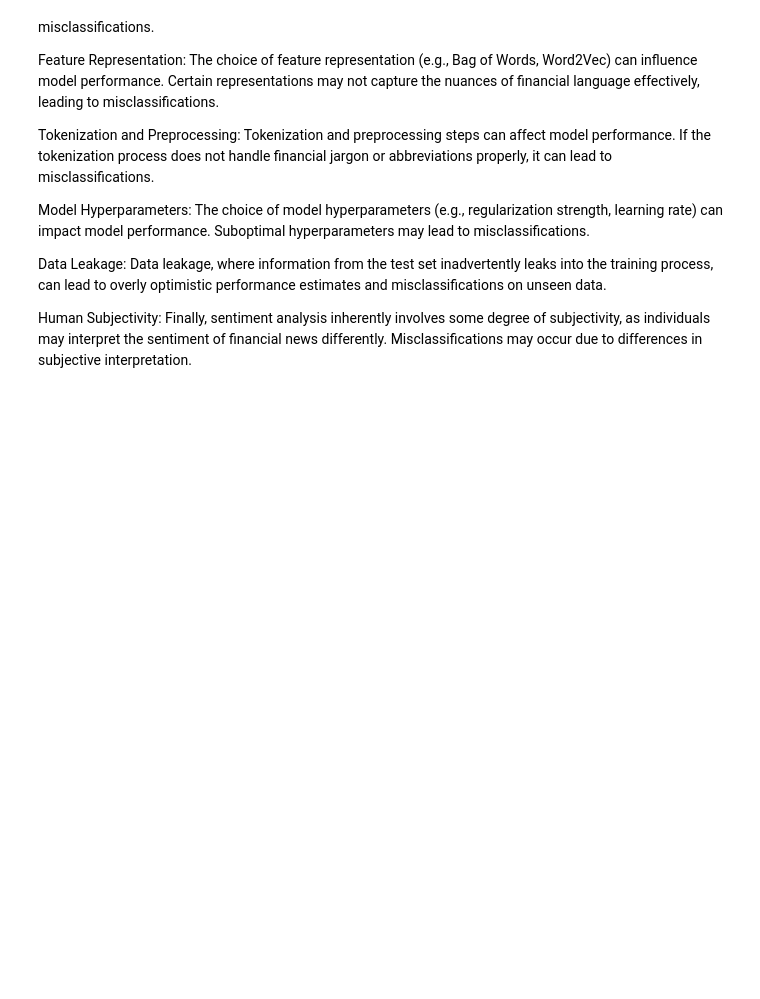
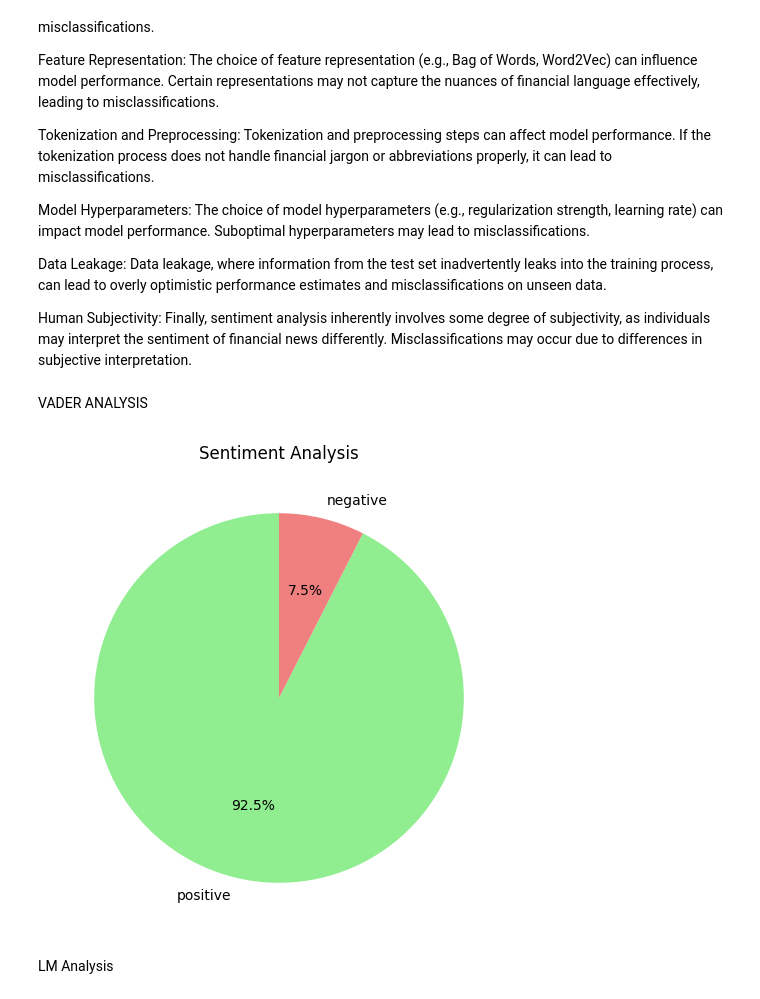
Before and after one commit to rnribeiro/NLP_FEUP, a Jupyter notebook: main.ipynb, the cells around one changed output. Saved outputs shown, nothing was run; the diff lists cells and outputs as text; code cells hidden in the pictures; blank space fills up the shorter version.

Commit message:
added vader and lm analysis

```diff
--- a/main.ipynb
+++ b/main.ipynb
@@ -514,3 +514,25 @@ Model Hyperparameters: The choice of model hyperparameters (e.g., regularization
 Data Leakage: Data leakage, where information from the test set inadvertently leaks into the training process, can lead to overly optimistic performance estimates and misclassifications on unseen data.
 
 Human Subjectivity: Finally, sentiment analysis inherently involves some degree of subjectivity, as individuals may interpret the sentiment of financial news differently. Misclassifications may occur due to differences in subjective interpretation.
+# %% [markdown]
+VADER ANALYSIS
+# %%
+from vaderSentiment.vaderSentiment import SentimentIntensityAnalyzer
+
+news['combined_text'] = news['headline'] + ' ' + news['synopsis'] + ' ' + news['text']
+
+sia = SentimentIntensityAnalyzer()
+news['sentiment'] = news['combined_text'].apply(lambda x: sia.polarity_scores(x)['compound'])
+news['sentiment_label'] = news['sentiment'].apply(lambda x: 'positive' if x >= 0 else 'negative')
+# %%
+import matplotlib.pyplot as plt
+
+sentiment_counts = news['sentiment_label'].value_counts()
+plt.figure(figsize=(10, 6))
+plt.pie(sentiment_counts, labels=sentiment_counts.index, autopct='%1.1f%%', startangle=90, colors=['lightgreen', 'lightcoral'])
+plt.title('Sentiment Analysis')
+plt.show()
+# %% [output]
+[figure, added]
+# %% [markdown]
+LM Analysis
```
Also changed, not shown: parts of 7 cells of this notebook.
